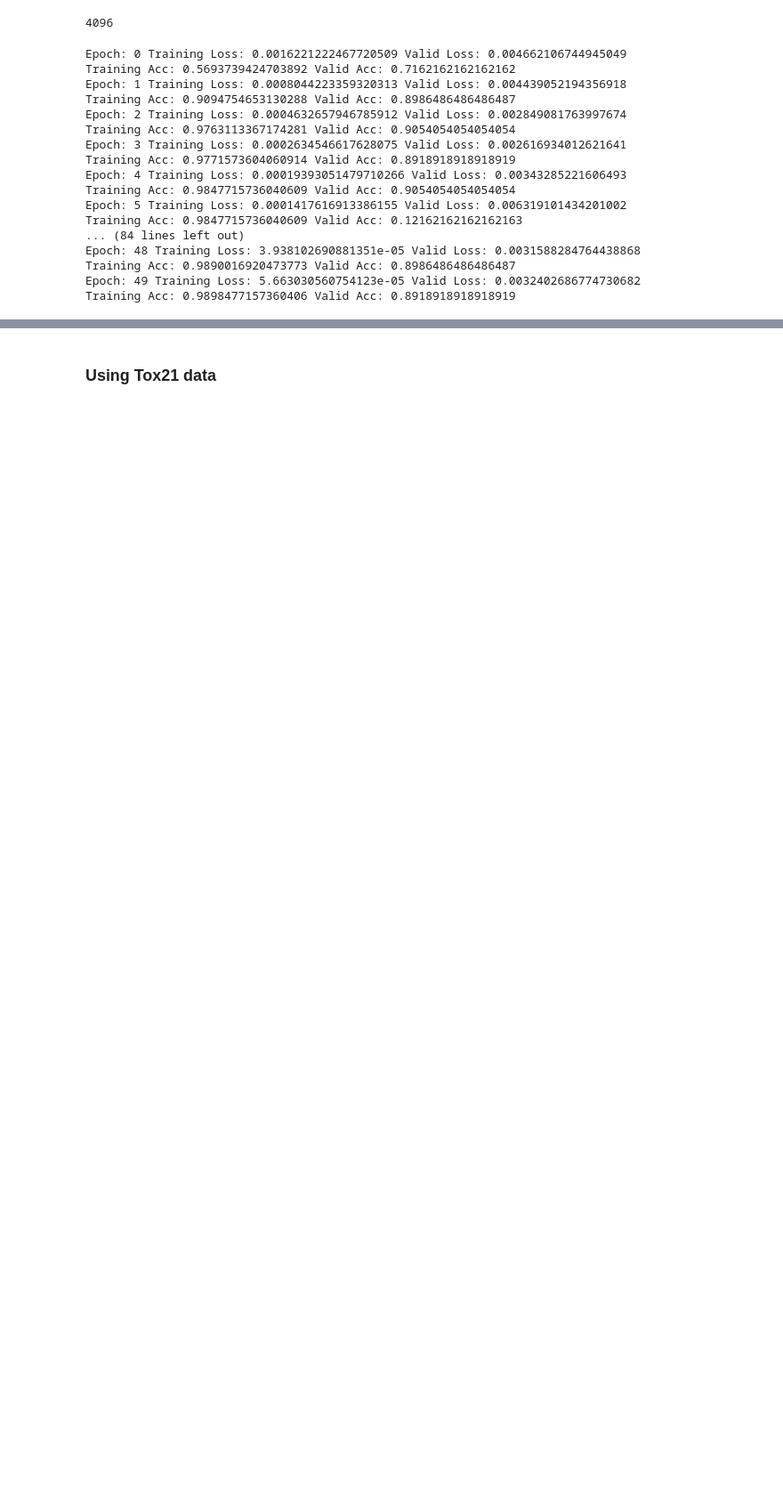
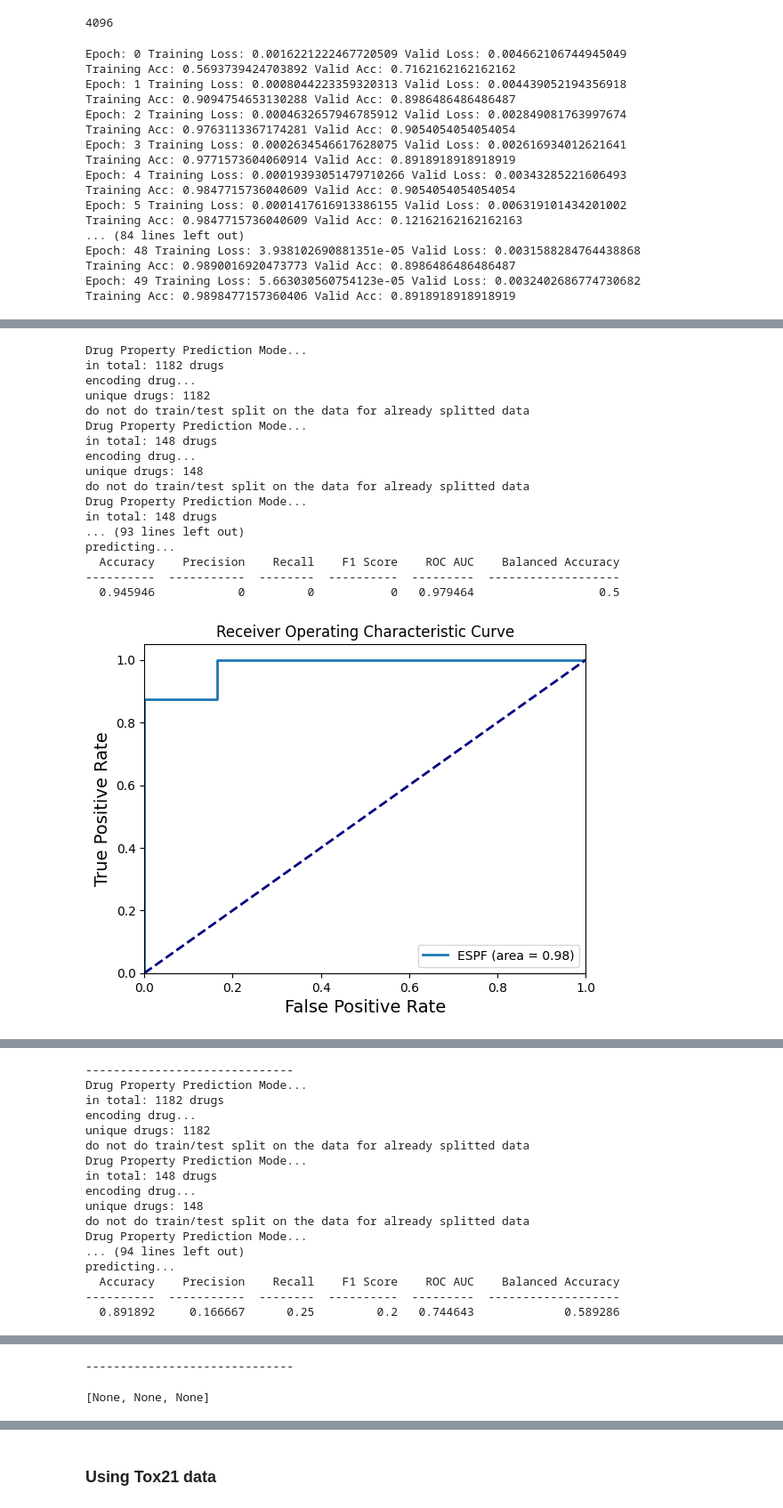
Before and after one commit to FabioLddo/toxicity_prediction, a Jupyter notebook: toxicity_prediction_project-Bulloni_Ippolito_Loddo-D3A.ipynb, the cells around one changed output, grey strips where cells are left out. Shown at 89% size. Saved outputs shown, nothing was run; the diff lists cells and outputs as text; code cells hidden in the pictures; blank space fills up the shorter version.

```diff
--- a/toxicity_prediction_project-Bulloni_Ippolito_Loddo-D3A.ipynb
+++ b/toxicity_prediction_project-Bulloni_Ippolito_Loddo-D3A.ipynb
@@ -760,0 +912,24 @@ evaluate_model(model_dp, dp_test)
+# %%
+# Test DeepPurpode models using different drug encodings (not seen in class)
+drug_encodings = ['ESPF', 'ErG', 'CNN', 'Transformer']
+
+[train_model(X_train, y_train, X_test, y_test, X_valid, y_valid, encoding) for encoding in drug_encodings]
+# %% [output]
+Drug Property Prediction Mode...
+in total: 1182 drugs
+encoding drug...
+unique drugs: 1182
+do not do train/test split on the data for already splitted data
+Drug Property Prediction Mode...
+in total: 148 drugs
+encoding drug...
+unique drugs: 148
+do not do train/test split on the data for already splitted data
+Drug Property Prediction Mode...
+in total: 148 drugs
+... (93 lines left out)
+predicting...
+  Accuracy    Precision    Recall    F1 Score    ROC AUC    Balanced Accuracy
+----------  -----------  --------  ----------  ---------  -------------------
+  0.945946            0         0           0   0.979464                  0.5
+[figure, added]
@@ -760,0 +938,17 @@ evaluate_model(model_dp, dp_test)
+------------------------------
+Drug Property Prediction Mode...
+in total: 1182 drugs
+encoding drug...
+unique drugs: 1182
+do not do train/test split on the data for already splitted data
+Drug Property Prediction Mode...
+in total: 148 drugs
+encoding drug...
+unique drugs: 148
+do not do train/test split on the data for already splitted data
+Drug Property Prediction Mode...
+... (94 lines left out)
+predicting...
+  Accuracy    Precision    Recall    F1 Score    ROC AUC    Balanced Accuracy
+----------  -----------  --------  ----------  ---------  -------------------
+  0.891892     0.166667      0.25         0.2   0.744643             0.589286
@@ -760,0 +978,2 @@ evaluate_model(model_dp, dp_test)
+------------------------------
+[None, None, None]
```
Also changed, not shown: parts of 52 cells of this notebook, 14 other files.
